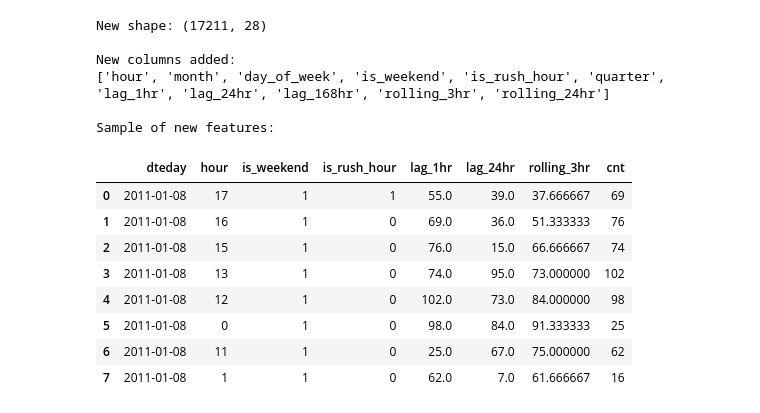
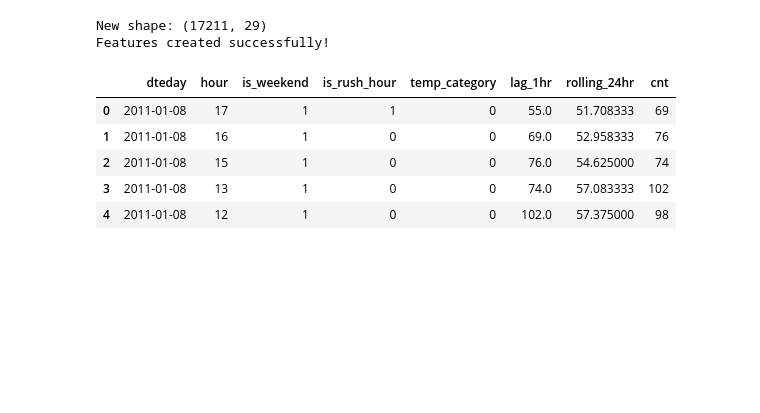
Before and after one commit to caffine-fueled-cat/bike-sharing-demand-analysis, a Jupyter notebook: analysis.ipynb, the cells around one changed output. Cells and saved outputs as stored; diff of their text form; code cells hidden in the pictures; blank space fills up the shorter version.

```diff
--- a/analysis.ipynb
+++ b/analysis.ipynb
@@ -112,50 +157,46 @@ plt.show()
 # %%
-# Convert date column to datetime
+# Convert date
 df['dteday'] = pd.to_datetime(df['dteday'])
 
-# --- Time-based features ---
+# Time-based features
 df['hour'] = df['hr']
 df['month'] = df['dteday'].dt.month
-df['day_of_week'] = df['dteday'].dt.dayofweek  # 0=Monday, 6=Sunday
+df['day_of_week'] = df['dteday'].dt.dayofweek
 df['is_weekend'] = (df['day_of_week'] >= 5).astype(int)
 df['is_rush_hour'] = df['hour'].isin([7, 8, 9, 17, 18, 19]).astype(int)
 df['quarter'] = df['dteday'].dt.quarter
 
-# --- Lag features (giving the model "memory") ---
+# Temperature category (temp is normalized 0-1, so 0.5 ≈ 20°C)
+df['temp_category'] = pd.cut(df['temp'],
+                              bins=[0, 0.25, 0.5, 0.75, 1.0],
+                              labels=[0, 1, 2, 3]).astype(int)
+
+# Lag features
 df = df.sort_values('dteday').reset_index(drop=True)
-df['lag_1hr'] = df['cnt'].shift(1)    # rentals 1 hour ago
-df['lag_24hr'] = df['cnt'].shift(24)  # rentals same hour yesterday
-df['lag_168hr'] = df['cnt'].shift(168) # rentals same hour last week
+df['lag_1hr'] = df['cnt'].shift(1)
+df['lag_24hr'] = df['cnt'].shift(24)
+df['lag_168hr'] = df['cnt'].shift(168)
 
-# --- Rolling averages (recent momentum) ---
+# Rolling averages
 df['rolling_3hr'] = df['cnt'].shift(1).rolling(3).mean()
 df['rolling_24hr'] = df['cnt'].shift(1).rolling(24).mean()
 
-# Drop rows where lag features are NaN (first 168 rows)
+# Drop NaN rows
 df = df.dropna().reset_index(drop=True)
 
 print("New shape:", df.shape)
-print("\nNew columns added:")
-print(['hour','month','day_of_week','is_weekend','is_rush_hour',
-       'quarter','lag_1hr','lag_24hr','lag_168hr','rolling_3hr','rolling_24hr'])
-print("\nSample of new features:")
-df[['dteday','hour','is_weekend','is_rush_hour','lag_1hr','lag_24hr','rolling_3hr','cnt']].head(8)
+print("Features created successfully!")
+df[['dteday', 'hour', 'is_weekend', 'is_rush_hour',
+    'temp_category', 'lag_1hr', 'rolling_24hr', 'cnt']].head(5)
 # %% [output]
-New shape: (17211, 28)
-
-New columns added:
-['hour', 'month', 'day_of_week', 'is_weekend', 'is_rush_hour', 'quarter', 'lag_1hr', 'lag_24hr', 'lag_168hr', 'rolling_3hr', 'rolling_24hr']
-
-Sample of new features:
+New shape: (17211, 29)
+Features created successfully!
-|  | dteday | hour | is_weekend | is_rush_hour | lag_1hr | lag_24hr | rolling_3hr | cnt |
-| 0 | 2011-01-08 | 17 | 1 | 1 | 55.0 | 39.0 | 37.666667 | 69 |
-| 1 | 2011-01-08 | 16 | 1 | 0 | 69.0 | 36.0 | 51.333333 | 76 |
-| 2 | 2011-01-08 | 15 | 1 | 0 | 76.0 | 15.0 | 66.666667 | 74 |
-| 3 | 2011-01-08 | 13 | 1 | 0 | 74.0 | 95.0 | 73.000000 | 102 |
-| 4 | 2011-01-08 | 12 | 1 | 0 | 102.0 | 73.0 | 84.000000 | 98 |
-| 5 | 2011-01-08 | 0 | 1 | 0 | 98.0 | 84.0 | 91.333333 | 25 |
-| 6 | 2011-01-08 | 11 | 1 | 0 | 25.0 | 67.0 | 75.000000 | 62 |
-| 7 | 2011-01-08 | 1 | 1 | 0 | 62.0 | 7.0 | 61.666667 | 16 |
+|  | dteday | hour | is_weekend | is_rush_hour | temp_category | lag_1hr | rolling_24hr | cnt |
+| 0 | 2011-01-08 | 17 | 1 | 1 | 0 | 55.0 | 51.708333 | 69 |
+| 1 | 2011-01-08 | 16 | 1 | 0 | 0 | 69.0 | 52.958333 | 76 |
+| 2 | 2011-01-08 | 15 | 1 | 0 | 0 | 76.0 | 54.625000 | 74 |
+| 3 | 2011-01-08 | 13 | 1 | 0 | 0 | 74.0 | 57.083333 | 102 |
+| 4 | 2011-01-08 | 12 | 1 | 0 | 0 | 102.0 | 57.375000 | 98 |
 # %%
 from sklearn.ensemble import RandomForestRegressor
 from sklearn.metrics import mean_absolute_error, mean_squared_error
```
Also changed, not shown: parts of 8 cells of this notebook.
